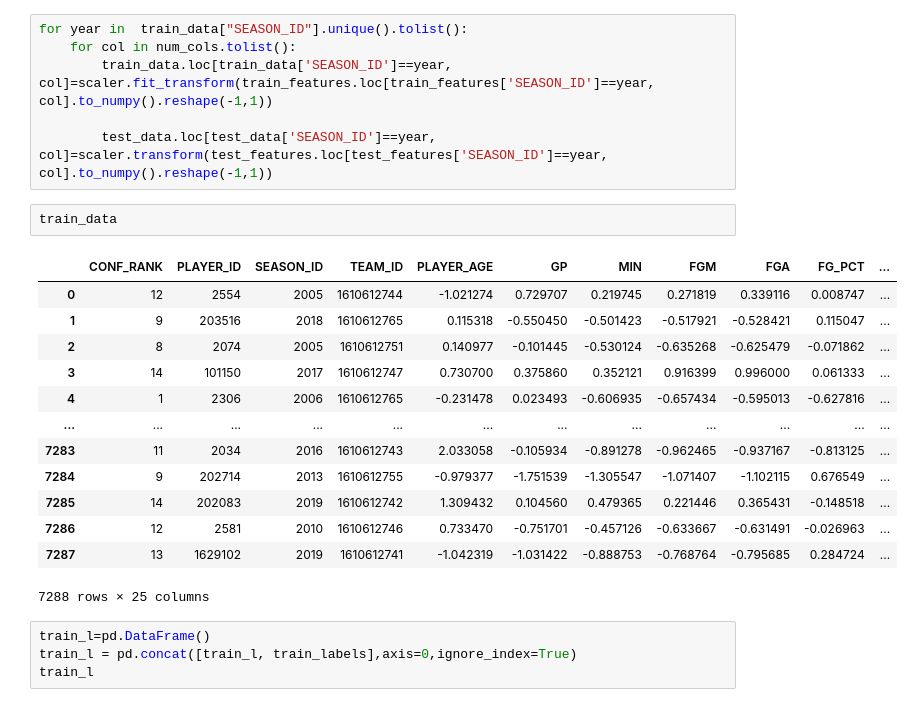
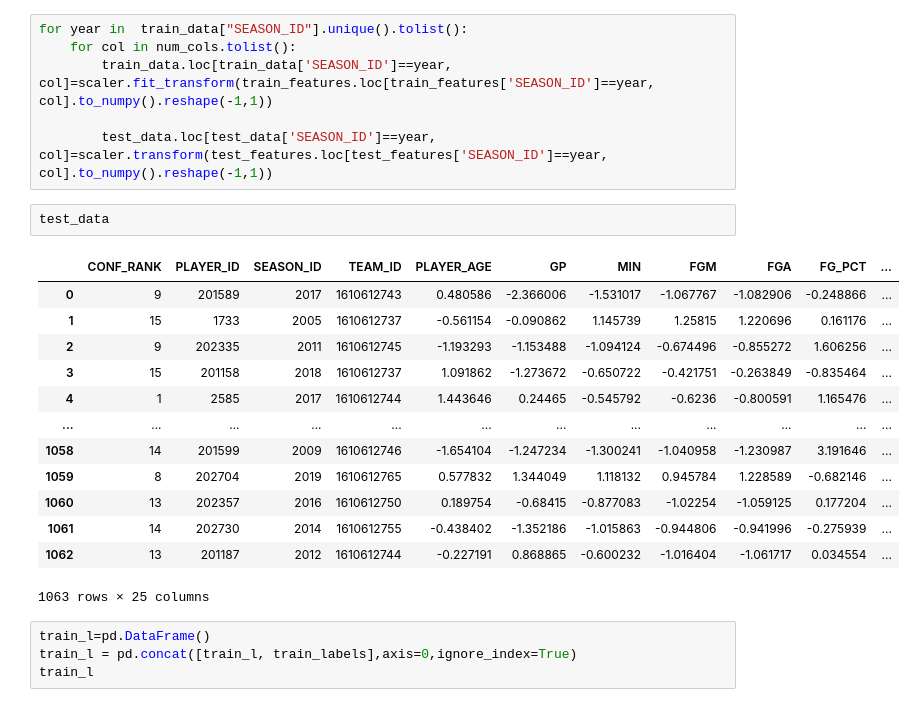
Before and after one commit to thomasverardo/NBA_MVP_2022_prediction, a Jupyter notebook: Code/predictions.ipynb, the cells around one changed output. Saved outputs shown, nothing was run; the diff lists cells and outputs as text.

```diff
--- a/Code/predictions.ipynb
+++ b/Code/predictions.ipynb
@@ -307,21 +275,21 @@ for year in  train_data["SEASON_ID"].unique().tolist():
 
         test_data.loc[test_data['SEASON_ID']==year, col]=scaler.transform(test_features.loc[test_features['SEASON_ID']==year, col].to_numpy().reshape(-1,1))
 # %%
-train_data
+test_data
 # %% [output]
 |  | CONF_RANK | PLAYER_ID | SEASON_ID | TEAM_ID | PLAYER_AGE | GP | MIN | FGM | FGA | FG_PCT | ... |
-| 0 | 12 | 2554 | 2005 | 1610612744 | -1.021274 | 0.729707 | 0.219745 | 0.271819 | 0.339116 | 0.008747 | ... |
-| 1 | 9 | 203516 | 2018 | 1610612765 | 0.115318 | -0.550450 | -0.501423 | -0.517921 | -0.528421 | 0.115047 | ... |
-| 2 | 8 | 2074 | 2005 | 1610612751 | 0.140977 | -0.101445 | -0.530124 | -0.635268 | -0.625479 | -0.071862 | ... |
-| 3 | 14 | 101150 | 2017 | 1610612747 | 0.730700 | 0.375860 | 0.352121 | 0.916399 | 0.996000 | 0.061333 | ... |
-| 4 | 1 | 2306 | 2006 | 1610612765 | -0.231478 | 0.023493 | -0.606935 | -0.657434 | -0.595013 | -0.627816 | ... |
+| 0 | 9 | 201589 | 2017 | 1610612743 | 0.480586 | -2.366006 | -1.531017 | -1.067767 | -1.082906 | -0.248866 | ... |
+| 1 | 15 | 1733 | 2005 | 1610612737 | -0.561154 | -0.090862 | 1.145739 | 1.25815 | 1.220696 | 0.161176 | ... |
+| 2 | 9 | 202335 | 2011 | 1610612745 | -1.193293 | -1.153488 | -1.094124 | -0.674496 | -0.855272 | 1.606256 | ... |
+| 3 | 15 | 201158 | 2018 | 1610612737 | 1.091862 | -1.273672 | -0.650722 | -0.421751 | -0.263849 | -0.835464 | ... |
+| 4 | 1 | 2585 | 2017 | 1610612744 | 1.443646 | 0.24465 | -0.545792 | -0.6236 | -0.800591 | 1.165476 | ... |
 | ... | ... | ... | ... | ... | ... | ... | ... | ... | ... | ... | ... |
-| 7283 | 11 | 2034 | 2016 | 1610612743 | 2.033058 | -0.105934 | -0.891278 | -0.962465 | -0.937167 | -0.813125 | ... |
-| 7284 | 9 | 202714 | 2013 | 1610612755 | -0.979377 | -1.751539 | -1.305547 | -1.071407 | -1.102115 | 0.676549 | ... |
-| 7285 | 14 | 202083 | 2019 | 1610612742 | 1.309432 | 0.104560 | 0.479365 | 0.221446 | 0.365431 | -0.148518 | ... |
-| 7286 | 12 | 2581 | 2010 | 1610612746 | 0.733470 | -0.751701 | -0.457126 | -0.633667 | -0.631491 | -0.026963 | ... |
-| 7287 | 13 | 1629102 | 2019 | 1610612741 | -1.042319 | -1.031422 | -0.888753 | -0.768764 | -0.795685 | 0.284724 | ... |
+| 1058 | 14 | 201599 | 2009 | 1610612746 | -1.654104 | -1.247234 | -1.300241 | -1.040958 | -1.230987 | 3.191646 | ... |
+| 1059 | 8 | 202704 | 2019 | 1610612765 | 0.577832 | 1.344049 | 1.118132 | 0.945784 | 1.228589 | -0.682146 | ... |
+| 1060 | 13 | 202357 | 2016 | 1610612750 | 0.189754 | -0.68415 | -0.877083 | -1.02254 | -1.059125 | 0.177204 | ... |
+| 1061 | 14 | 202730 | 2014 | 1610612755 | -0.438402 | -1.352186 | -1.015863 | -0.944806 | -0.941996 | -0.275939 | ... |
+| 1062 | 13 | 201187 | 2012 | 1610612744 | -0.227191 | 0.868865 | -0.600232 | -1.016404 | -1.061717 | 0.034554 | ... |
-7288 rows × 25 columns
+1063 rows × 25 columns
 # %%
 train_l=pd.DataFrame()
 train_l = pd.concat([train_l, train_labels],axis=0,ignore_index=True)
```
Also changed, not shown: parts of 4 cells of this notebook, 4 other files.
